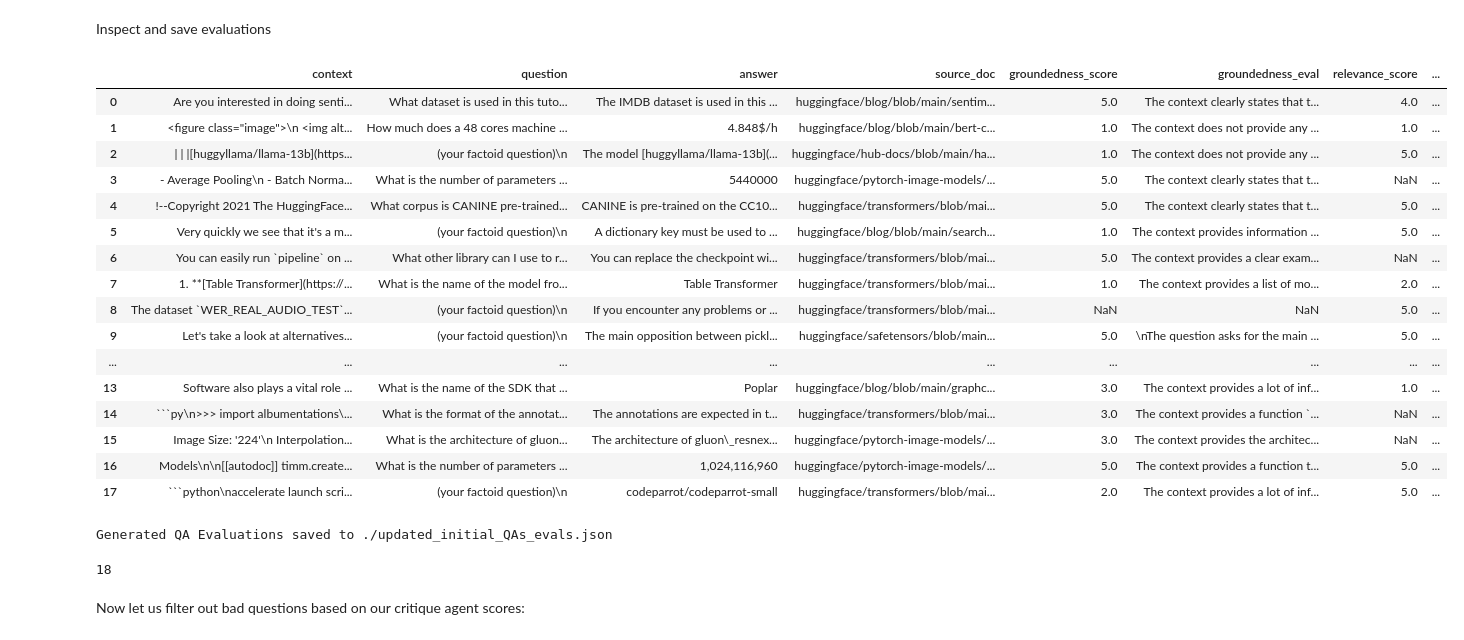
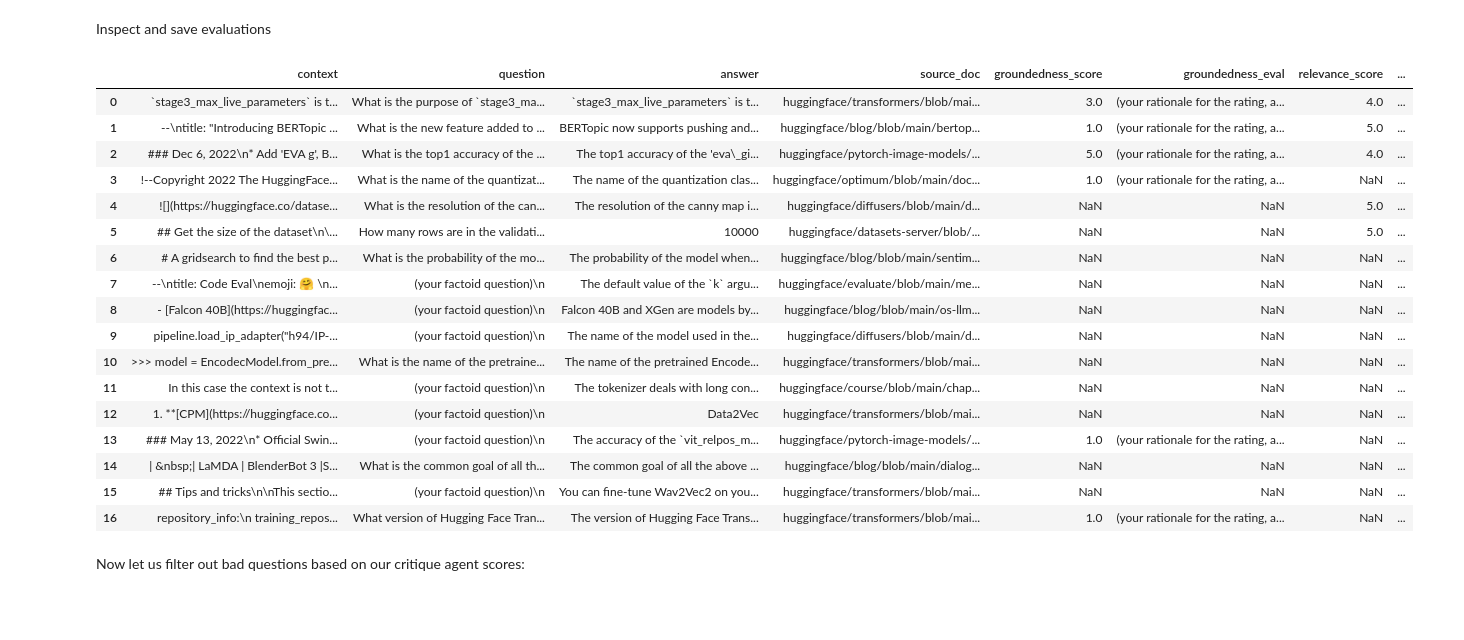
Before and after one commit to AwkwaBear/RAG-model-ee693b, a Jupyter notebook: refactor.ipynb, the cells around one changed output. Cells and saved outputs as stored; diff of their text form; code cells hidden in the pictures; blank space fills up the shorter version.

Commit message:
update QA critique checkpoint

````diff
--- a/refactor.ipynb
+++ b/refactor.ipynb
@@ -197,27 +174,3 @@ Processed documents saved to ./hf_docs_dataset/langchain_split_huggingface_doc_d
 ### 1.2. Setup agents for question generation
 
 We use [Mixtral](https://huggingface.co/mistralai/Mixtral-8x7B-Instruct-v0.1) for QA couple generation because it it has excellent performance in leaderboards such as [Chatbot Arena](https://huggingface.co/spaces/lmsys/chatbot-arena-leaderboard).
-# %%
-from huggingface_hub import InferenceClient
-
-
-repo_id = "mistralai/Mixtral-8x7B-Instruct-v0.1"
-
-llm_client = InferenceClient(
-    model=repo_id,
-    timeout=120,
-)
-
-
-def call_llm(inference_client: InferenceClient, prompt: str):
-    response = inference_client.post(
-        json={
-            "inputs": prompt,
-            "parameters": {"max_new_tokens": 1000},
-            "task": "text-generation",
-        },
-    )
-    return json.loads(response.decode())[0]["generated_text"]
-
-
-call_llm(llm_client, "This is a test context")
@@ -561,38 +524,35 @@ Total rating: 4
 # %% [markdown]
 Inspect and save evaluations
 # %%
-display(pd.DataFrame(outputs).head(len(outputs)))
+display(pd.DataFrame(QA_initial_outputs).head(len(QA_initial_outputs)))
 # %% [output]
 |  | context | question | answer | source_doc | groundedness_score | groundedness_eval | relevance_score | ... |
-| 0 | Are you interested in doing senti... | What dataset is used in this tuto... | The IMDB dataset is used in this ... | huggingface/blog/blob/main/sentim... | 5.0 | The context clearly states that t... | 4.0 | ... |
-| 1 | <figure class="image">\n <img alt... | How much does a 48 cores machine ... | 4.848$/h | huggingface/blog/blob/main/bert-c... | 1.0 | The context does not provide any ... | 1.0 | ... |
-| 2 | | | |[huggyllama/llama-13b](https... | (your factoid question)\n | The model [huggyllama/llama-13b](... | huggingface/hub-docs/blob/main/ha... | 1.0 | The context does not provide any ... | 5.0 | ... |
-| 3 | - Average Pooling\n - Batch Norma... | What is the number of parameters ... | 5440000 | huggingface/pytorch-image-models/... | 5.0 | The context clearly states that t... | NaN | ... |
-| 4 | !--Copyright 2021 The HuggingFace... | What corpus is CANINE pre-trained... | CANINE is pre-trained on the CC10... | huggingface/transformers/blob/mai... | 5.0 | The context clearly states that t... | 5.0 | ... |
-| 5 | Very quickly we see that it's a m... | (your factoid question)\n | A dictionary key must be used to ... | huggingface/blog/blob/main/search... | 1.0 | The context provides information ... | 5.0 | ... |
-| 6 | You can easily run `pipeline` on ... | What other library can I use to r... | You can replace the checkpoint wi... | huggingface/transformers/blob/mai... | 5.0 | The context provides a clear exam... | NaN | ... |
-| 7 | 1. **[Table Transformer](https://... | What is the name of the model fro... | Table Transformer | huggingface/transformers/blob/mai... | 1.0 | The context provides a list of mo... | 2.0 | ... |
-| 8 | The dataset `WER_REAL_AUDIO_TEST`... | (your factoid question)\n | If you encounter any problems or ... | huggingface/transformers/blob/mai... | NaN | NaN | 5.0 | ... |
-| 9 | Let's take a look at alternatives... | (your factoid question)\n | The main opposition between pickl... | huggingface/safetensors/blob/main... | 5.0 | \nThe question asks for the main ... | 5.0 | ... |
-| ... | ... | ... | ... | ... | ... | ... | ... | ... |
-| 13 | Software also plays a vital role ... | What is the name of the SDK that ... | Poplar | huggingface/blog/blob/main/graphc... | 3.0 | The context provides a lot of inf... | 1.0 | ... |
-| 14 | ```py\n>>> import albumentations\... | What is the format of the annotat... | The annotations are expected in t... | huggingface/transformers/blob/mai... | 3.0 | The context provides a function `... | NaN | ... |
-| 15 | Image Size: '224'\n Interpolation... | What is the architecture of gluon... | The architecture of gluon\_resnex... | huggingface/pytorch-image-models/... | 3.0 | The context provides the architec... | NaN | ... |
-| 16 | Models\n\n[[autodoc]] timm.create... | What is the number of parameters ... | 1,024,116,960 | huggingface/pytorch-image-models/... | 5.0 | The context provides a function t... | 5.0 | ... |
-| 17 | ```python\naccelerate launch scri... | (your factoid question)\n | codeparrot/codeparrot-small | huggingface/transformers/blob/mai... | 2.0 | The context provides a lot of inf... | 5.0 | ... |
+| 0 | `stage3_max_live_parameters` is t... | What is the purpose of `stage3_ma... | `stage3_max_live_parameters` is t... | huggingface/transformers/blob/mai... | 3.0 | (your rationale for the rating, a... | 4.0 | ... |
+| 1 | --\ntitle: "Introducing BERTopic ... | What is the new feature added to ... | BERTopic now supports pushing and... | huggingface/blog/blob/main/bertop... | 1.0 | (your rationale for the rating, a... | 5.0 | ... |
+| 2 | ### Dec 6, 2022\n* Add 'EVA g', B... | What is the top1 accuracy of the ... | The top1 accuracy of the 'eva\_gi... | huggingface/pytorch-image-models/... | 5.0 | (your rationale for the rating, a... | 4.0 | ... |
+| 3 | !--Copyright 2022 The HuggingFace... | What is the name of the quantizat... | The name of the quantization clas... | huggingface/optimum/blob/main/doc... | 1.0 | (your rationale for the rating, a... | NaN | ... |
+| 4 | ![](https://huggingface.co/datase... | What is the resolution of the can... | The resolution of the canny map i... | huggingface/diffusers/blob/main/d... | NaN | NaN | 5.0 | ... |
+| 5 | ## Get the size of the dataset\n\... | How many rows are in the validati... | 10000 | huggingface/datasets-server/blob/... | NaN | NaN | 5.0 | ... |
+| 6 | # A gridsearch to find the best p... | What is the probability of the mo... | The probability of the model when... | huggingface/blog/blob/main/sentim... | NaN | NaN | NaN | ... |
+| 7 | --\ntitle: Code Eval\nemoji: 🤗 \n... | (your factoid question)\n | The default value of the `k` argu... | huggingface/evaluate/blob/main/me... | NaN | NaN | NaN | ... |
+| 8 | - [Falcon 40B](https://huggingfac... | (your factoid question)\n | Falcon 40B and XGen are models by... | huggingface/blog/blob/main/os-llm... | NaN | NaN | NaN | ... |
+| 9 | pipeline.load_ip_adapter("h94/IP-... | (your factoid question)\n | The name of the model used in the... | huggingface/diffusers/blob/main/d... | NaN | NaN | NaN | ... |
+| 10 | >>> model = EncodecModel.from_pre... | What is the name of the pretraine... | The name of the pretrained Encode... | huggingface/transformers/blob/mai... | NaN | NaN | NaN | ... |
+| 11 | In this case the context is not t... | (your factoid question)\n | The tokenizer deals with long con... | huggingface/course/blob/main/chap... | NaN | NaN | NaN | ... |
+| 12 | 1. **[CPM](https://huggingface.co... | (your factoid question)\n | Data2Vec | huggingface/transformers/blob/mai... | NaN | NaN | NaN | ... |
+| 13 | ### May 13, 2022\n* Official Swin... | (your factoid question)\n | The accuracy of the `vit_relpos_m... | huggingface/pytorch-image-models/... | 1.0 | (your rationale for the rating, a... | NaN | ... |
+| 14 | | &nbsp;| LaMDA | BlenderBot 3 |S... | What is the common goal of all th... | The common goal of all the above ... | huggingface/blog/blob/main/dialog... | NaN | NaN | NaN | ... |
+| 15 | ## Tips and tricks\n\nThis sectio... | (your factoid question)\n | You can fine-tune Wav2Vec2 on you... | huggingface/transformers/blob/mai... | NaN | NaN | NaN | ... |
+| 16 | repository_info:\n training_repos... | What version of Hugging Face Tran... | The version of Hugging Face Trans... | huggingface/transformers/blob/mai... | 1.0 | (your rationale for the rating, a... | NaN | ... |
 # %%
 # Save outputs to a JSON file
 output_file_path = './updated_initial_QAs_evals.json'
 with open(output_file_path, 'w', encoding='utf-8') as json_file:
-    json.dump(outputs, json_file, ensure_ascii=False, indent=4)
+    json.dump(QA_initial_outputs, json_file, ensure_ascii=False, indent=4)
 
 print(f"Generated QA Evaluations saved to {output_file_path}")
-# %% [output]
-Generated QA Evaluations saved to ./updated_initial_QAs_evals.json
 # %%
-display(len(outputs))
+display(len(QA_initial_outputs))
-# %% [output]
-18
 # %% [markdown]
 Now let us filter out bad questions based on our critique agent scores:
 # %%
````
Also changed, not shown: parts of 21 cells of this notebook, 1 other file.
